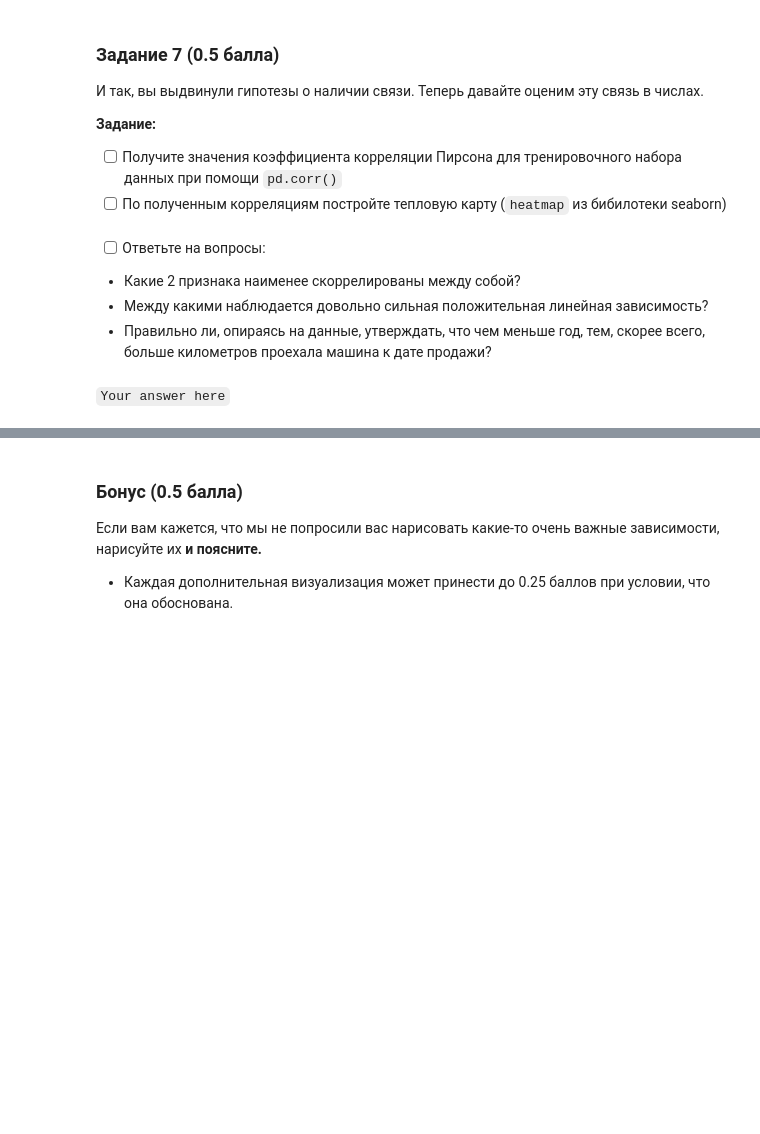
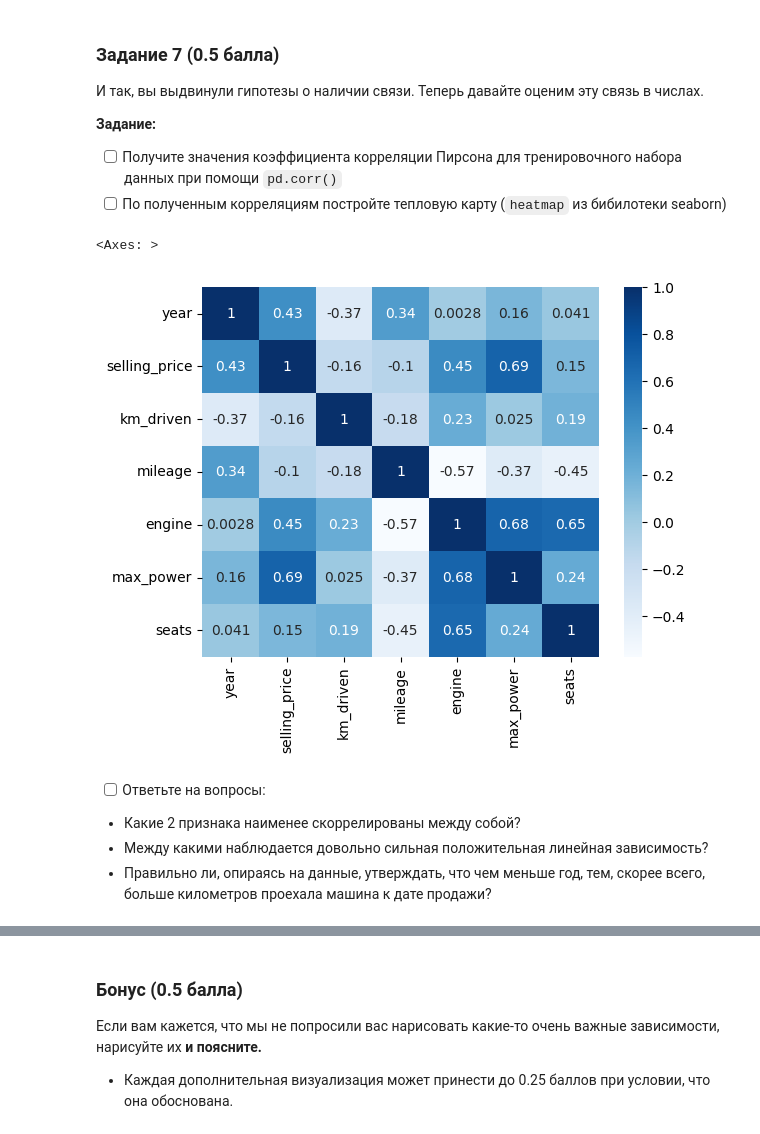
Before and after one commit to 2Gpb/MLPractice, a Jupyter notebook: hw1/HW1_Regression_with_inference_base.ipynb, the cells around one changed output, grey strips where cells are left out. Drawn from its saved outputs; the diff is of its cells as text; code cells hidden in the pictures; blank space fills up the shorter version.

```diff
--- a/hw1/HW1_Regression_with_inference_base.ipynb
+++ b/hw1/HW1_Regression_with_inference_base.ipynb
@@ -349,7 +477,10 @@ assert df_train.shape == (5840, 13)
+# %%
+sns.heatmap(df_train.corr(numeric_only=True, method="pearson"), cmap="Blues", annot=True)
+# %% [output]
+<Axes: >
+[figure, added]
 # %% [markdown]
 - [ ] Ответьте на вопросы:
  - Какие 2 признака наименее скоррелированы между собой?
  - Между какими наблюдается довольно сильная положительная линейная зависимость?
  - Правильно ли, опираясь на данные, утверждать, что чем меньше год, тем, скорее всего, больше километров проехала машина к дате продажи?
-# %% [markdown]
-`Your answer here`
```
Also changed, not shown: parts of 42 cells of this notebook, 2 other files.
